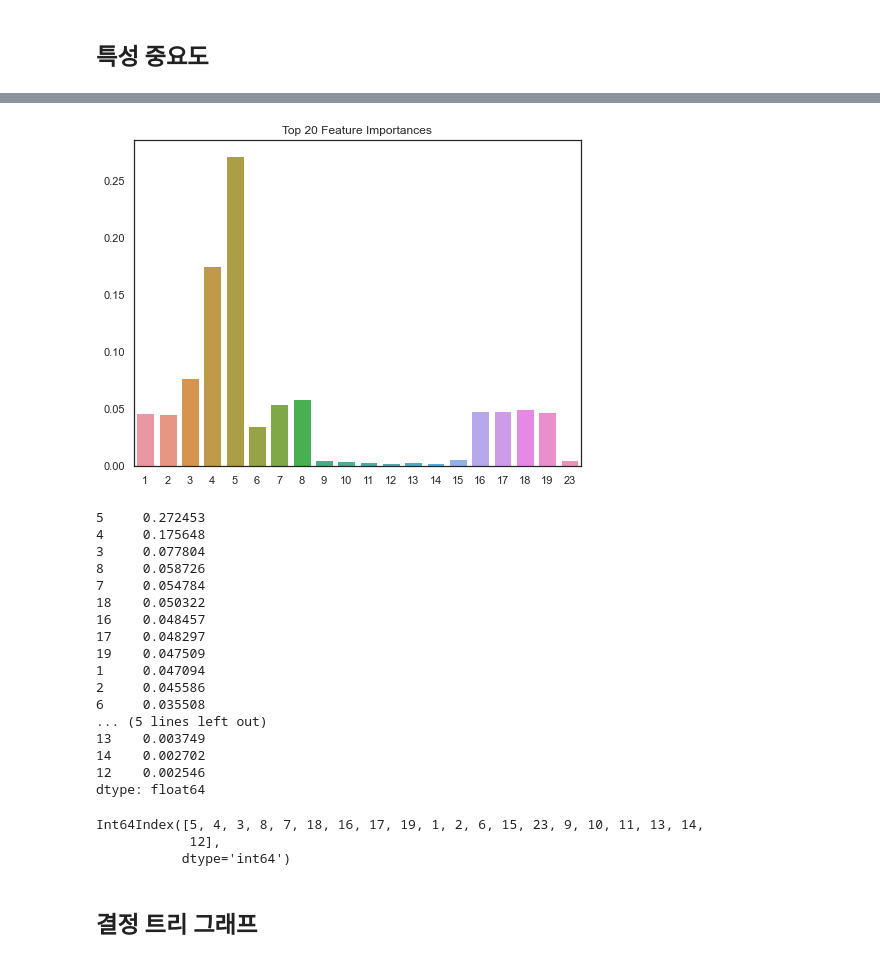
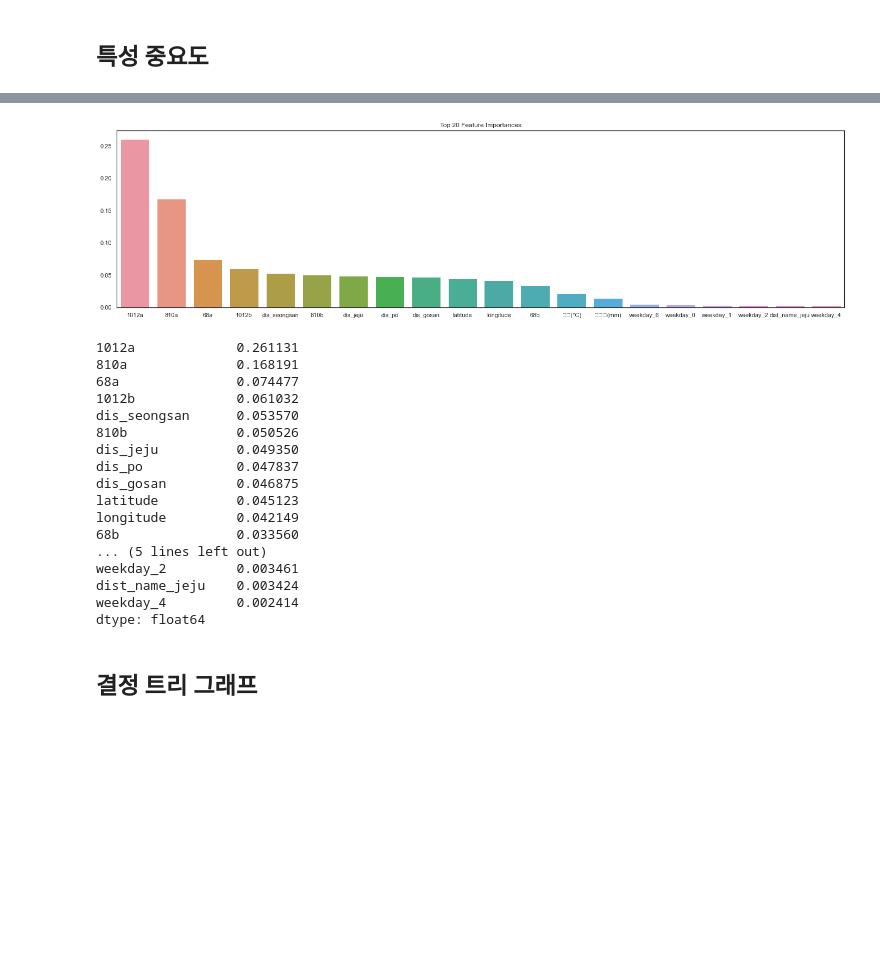
Before and after one commit to woojuro4/bus_users_prediction, a Jupyter notebook: ML/중급.ipynb, the cells around one changed output, grey strips where cells are left out. Cells and saved outputs as stored; diff of their text form; code cells hidden in the pictures; blank space fills up the shorter version.

```diff
--- a/ML/중급.ipynb
+++ b/ML/중급.ipynb
@@ -203,11 +203,14 @@ test2 = pd.get_dummies(test2,columns=['dist_name'])
 train2.shape, test2.shape, train.shape, test.shape
 # %% [output]
 ((415423, 44), (228170, 43), (415423, 39), (228170, 38))
+# %%
+train2 = train2.rename(columns={"dist_name_0":"dist_name_jeju","dist_name_1":"dist_name_gosan","dist_name_2":"dist_name_seongsan","dist_name_3":"dist_name_po"})
+test2 = test2.rename(columns={"dist_name_0":"dist_name_jeju","dist_name_1":"dist_name_gosan","dist_name_2":"dist_name_seongsan","dist_name_3":"dist_name_po"})
 # %%
 input_var=['in_out','latitude', 'longitude', '68a', '810a', '1012a', '68b', '810b', '1012b',
            'weekday_0', 'weekday_1', 'weekday_2', 'weekday_3', 'weekday_4', 'weekday_5', 'weekday_6',
            'dis_jeju', 'dis_gosan','dis_seongsan', 'dis_po','기온(°C)', '강수량(mm)',
-           'dist_name_1', 'dist_name_0','dist_name_3', 'dist_name_2']
+           'dist_name_gosan', 'dist_name_jeju','dist_name_po', 'dist_name_seongsan']
 
 target=['18~20_ride']
 # %%
@@ -261,4 +282,4 @@ X_train.shape, y_train.shape, X_test.shape
 # %% [output]
 ((415423, 26), (415423, 1), (228170, 26))
 # %%
-X_train = np.nan_to_num(X_train)
+X_test=np.nan_to_num(X_test)
@@ -309,35 +384,35 @@ X_train_df = pd.DataFrame(X_train)
 # %%
 import matplotlib.pyplot as plt
 import seaborn as sns
 %matplotlib inline
 
 ftr_importances_values = rf.feature_importances_
-ftr_importances = pd.Series(ftr_importances_values, index = X_train_df.columns)
+ftr_importances = pd.Series(ftr_importances_values, index = X_train.columns)
 ftr_top20 = ftr_importances.sort_values(ascending=False)[:20]
 
-plt.figure(figsize=(8,6))
+plt.figure(figsize=(24,6))
 plt.title('Top 20 Feature Importances')
 sns.barplot(y=ftr_top20, x=ftr_top20.index)
 plt.show()
 # %% [output]
-[figure, old version]
+[figure, new version]
 # %%
 ftr_top20
 # %% [output]
-5     0.272453
-4     0.175648
-3     0.077804
-8     0.058726
-7     0.054784
-18    0.050322
-16    0.048457
-17    0.048297
-19    0.047509
-1     0.047094
-2     0.045586
-6     0.035508
+1012a             0.261131
+810a              0.168191
+68a               0.074477
+1012b             0.061032
+dis_seongsan      0.053570
+810b              0.050526
+dis_jeju          0.049350
+dis_po            0.047837
+dis_gosan         0.046875
+latitude          0.045123
+longitude         0.042149
+68b               0.033560
 ... (5 lines left out)
-13    0.003749
-14    0.002702
-12    0.002546
+weekday_2         0.003461
+dist_name_jeju    0.003424
+weekday_4         0.002414
 dtype: float64
@@ -346,8 +419,2 @@ ftr_top20.index = X_train_df.columns[ftr_top20.index]
-# %%
-ftr_top20.index
-# %% [output]
-Int64Index([5, 4, 3, 8, 7, 18, 16, 17, 19, 1, 2, 6, 15, 23, 9, 10, 11, 13, 14,
-            12],
-           dtype='int64')
 # %% [markdown]
 ## 결정 트리 그래프
```
Also changed, not shown: parts of 52 cells of this notebook.
